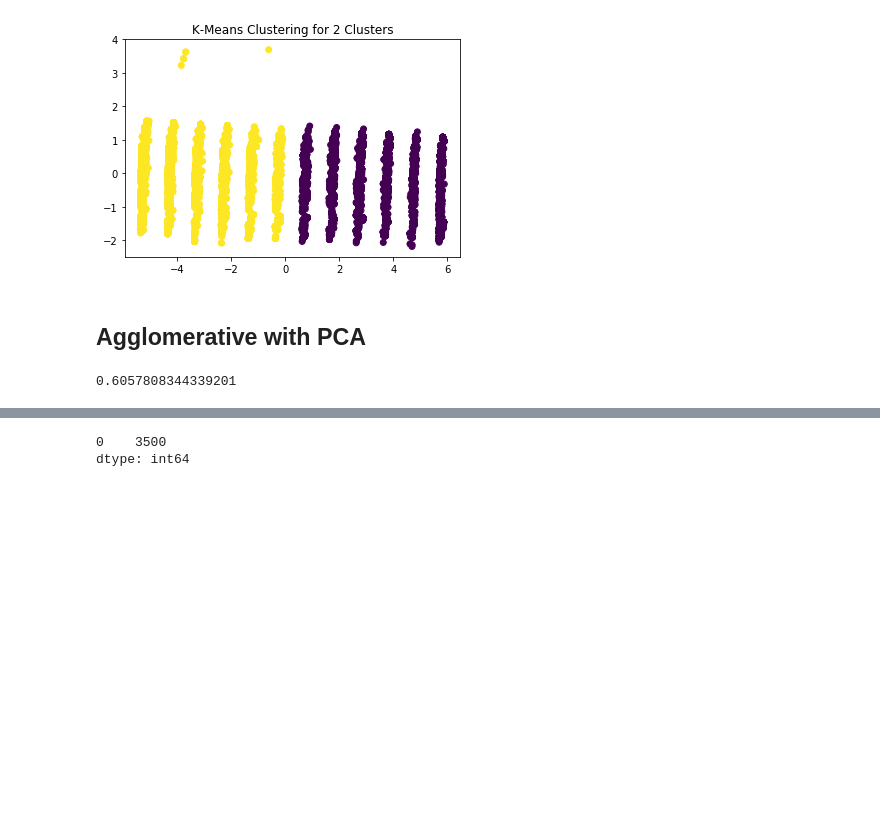
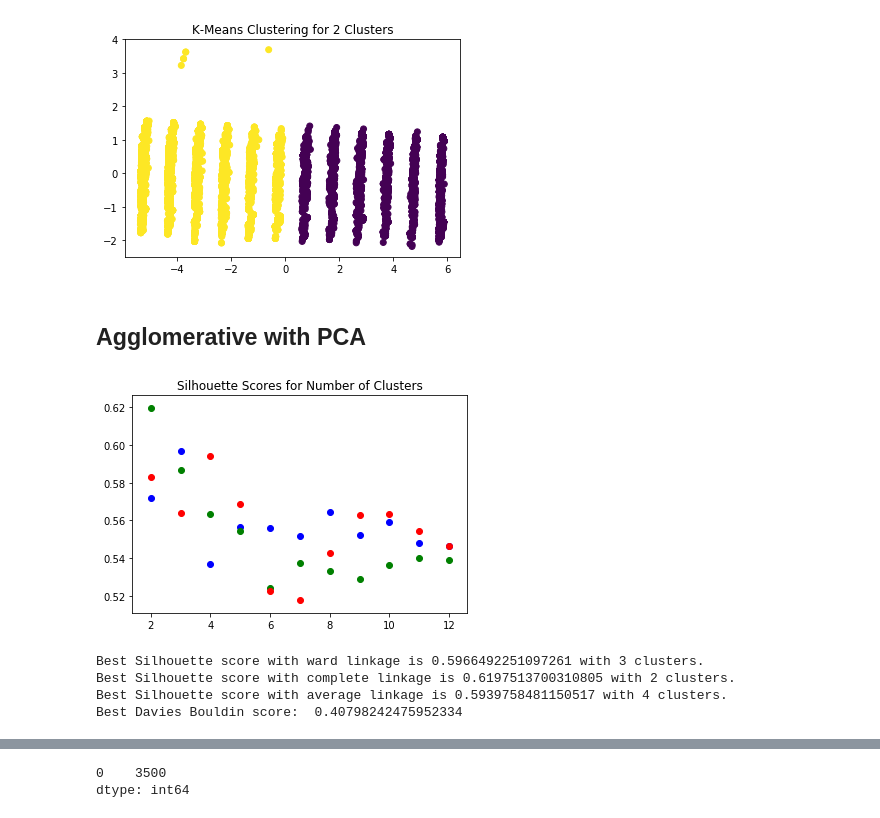
Before and after one commit to saperides/SQL-Foundations-III-Baseball-Drills, a Jupyter notebook: Capstone 3 - Unsupervised Learning with Animal Disease Outbreaks.ipynb, the cells around one changed output, grey strips where cells are left out. Saved outputs shown, nothing was run; the diff lists cells and outputs as text; code cells hidden in the pictures; blank space fills up the shorter version.

```diff
--- a/Capstone 3 - Unsupervised Learning with Animal Disease Outbreaks.ipynb
+++ b/Capstone 3 - Unsupervised Learning with Animal Disease Outbreaks.ipynb
@@ -1004,10 +1004,68 @@ Best Davies Bouldin score:  0.5392181086251422
 [figure]
 # %% [markdown]
 ## Agglomerative with PCA
-# %%
-pca_components = pca.fit_transform(X_01hd.sample(3500))
-clusters = agg_cluster.fit_predict(pca_components)
-silhouette = metrics.silhouette_score(pca_components, clusters, metric='euclidean')
-print(silhouette)
-# %% [output]
-0.6057808344339201
+# %%
+# With PCA components from all features
+pca = PCA(n_components=2)
+pca_components = pca.fit_transform(X_all.sample(3500))
+clusters = [2, 3, 4, 5, 6, 7, 8, 9, 10, 11, 12]
+
+
+silhouettes_aggpca_complete = {} # silhoutte scores are keys, clusters are values
+silhouettes_aggpca_average = {} # silhoutte scores are keys, clusters are values
+dbs_aggpca = []
+linkage_types = ['ward', 'complete', 'average']
+
+
+# looping through cluster numbers to find the best cluster
+silhouettes_aggpca_ward = {} # silhoutte scores are keys, clusters are values
+for cluster in clusters:
+        agg_cluster = AgglomerativeClustering(linkage='ward',
+                                      affinity='euclidean',
+                                      n_clusters=cluster)
+        cluster_labels = agg_cluster.fit_predict(pca_components)
+        silhouette = metrics.silhouette_score(pca_components, cluster_labels, metric='euclidean')
+        silhouettes_aggpca_ward[silhouette] = cluster
+        db = metrics.davies_bouldin_score(pca_components, cluster_labels)
+        dbs_aggpca.append(db)
+
+silhouettes_aggpca_complete = {} # silhoutte scores are keys, clusters are values
+for cluster in clusters:
+        agg_cluster = AgglomerativeClustering(linkage='complete',
+                                      affinity='euclidean',
+                                      n_clusters=cluster)
+        cluster_labels = agg_cluster.fit_predict(pca_components)
+        silhouette = metrics.silhouette_score(pca_components, cluster_labels, metric='euclidean')
+        silhouettes_aggpca_complete[silhouette] = cluster
+        db = metrics.davies_bouldin_score(pca_components, cluster_labels)
+        dbs_aggpca.append(db)
+
+silhouettes_aggpca_average = {} # silhoutte scores are keys, clusters are values
+for cluster in clusters:
+        agg_cluster = AgglomerativeClustering(linkage='average',
+                                      affinity='euclidean',
+                                      n_clusters=cluster)
+        cluster_labels = agg_cluster.fit_predict(pca_components)
+        silhouette = metrics.silhouette_score(pca_components, cluster_labels, metric='euclidean')
+        silhouettes_aggpca_average[silhouette] = cluster
+        db = metrics.davies_bouldin_score(pca_components, cluster_labels)
+        dbs_aggpca.append(db)
+
+# plotting the silhouette scores
+plt.title('Silhouette Scores for Number of Clusters')
+plt.scatter(list(silhouettes_aggpca_ward.values()), list(silhouettes_aggpca_ward.keys()), color='blue')
+plt.scatter(list(silhouettes_aggpca_complete.values()), list(silhouettes_aggpca_complete.keys()), color='green')
+plt.scatter(list(silhouettes_aggpca_average.values()), list(silhouettes_aggpca_average.keys()), color='red')
+plt.show()
+
+
+print('Best Silhouette score with ward linkage is {} with {} clusters. '.format(max(silhouettes_aggpca_ward.keys()), silhouettes_aggpca_ward[max(silhouettes_aggpca_ward.keys())]))
+print('Best Silhouette score with complete linkage is {} with {} clusters. '.format(max(silhouettes_aggpca_complete.keys()), silhouettes_aggpca_complete[max(silhouettes_aggpca_complete.keys())]))
+print('Best Silhouette score with average linkage is {} with {} clusters. '.format(max(silhouettes_aggpca_average.keys()), silhouettes_aggpca_average[max(silhouettes_aggpca_average.keys())]))
+print('Best Davies Bouldin score: ', min(dbs_aggpca))
+# %% [output]
+[figure, added]
+Best Silhouette score with ward linkage is 0.5966492251097261 with 3 clusters.
+Best Silhouette score with complete linkage is 0.6197513700310805 with 2 clusters.
+Best Silhouette score with average linkage is 0.5939758481150517 with 4 clusters.
+Best Davies Bouldin score:  0.40798242475952334
```
Also changed, not shown: parts of 10 cells of this notebook.
